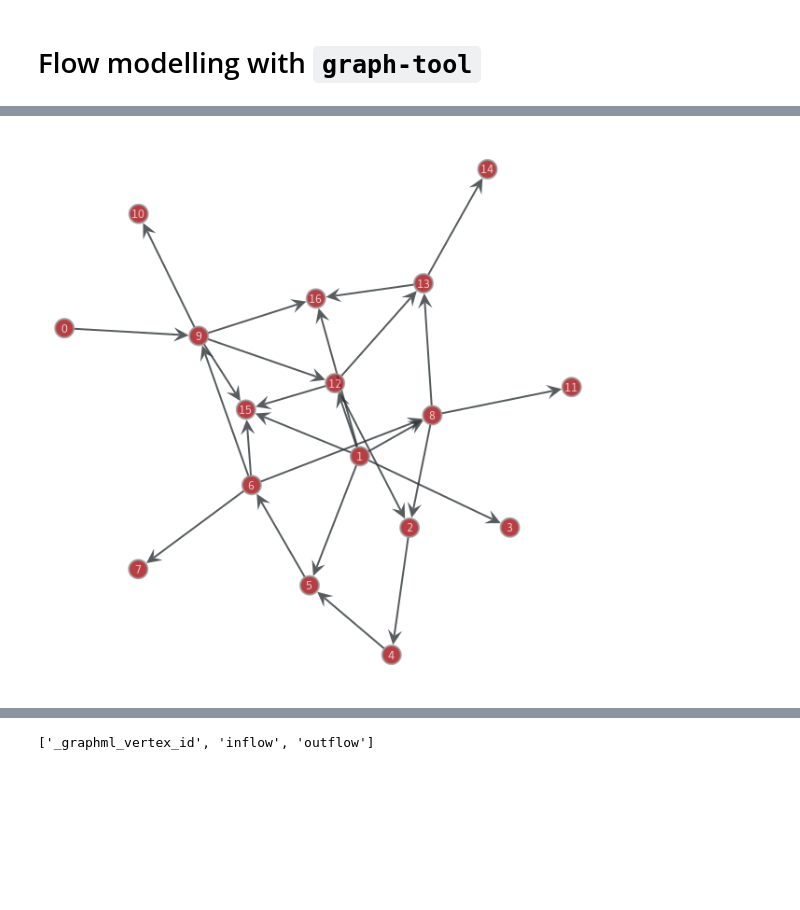
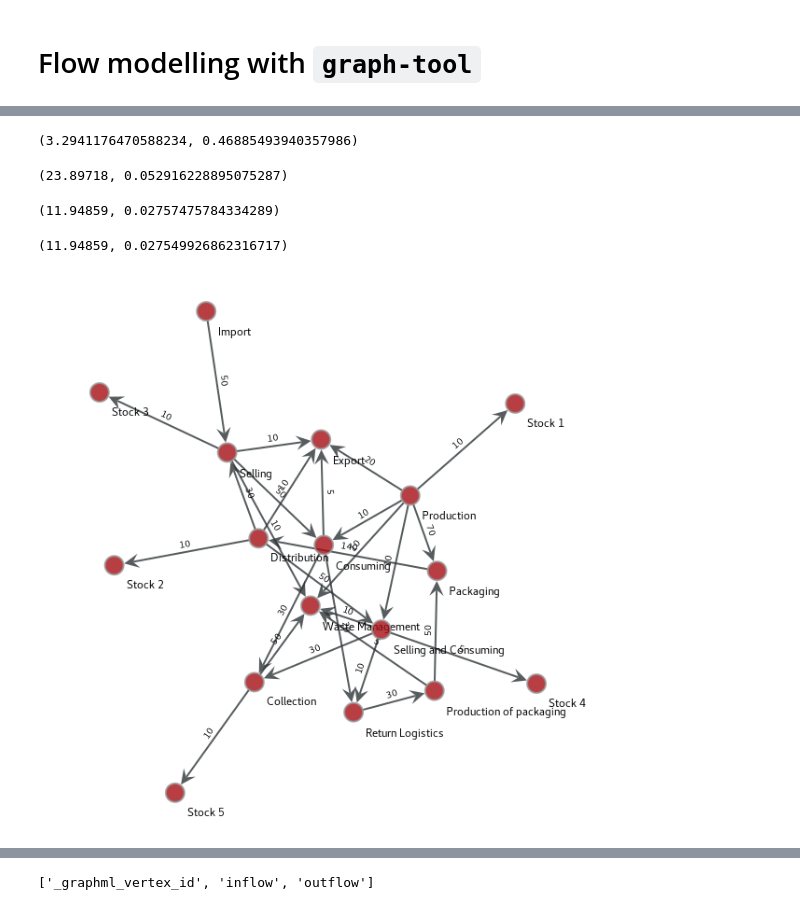
Before and after one commit to MaxBo/REPAiR-Web, a Jupyter notebook: flow_modelling/graph-tool_test.ipynb, the cells around one changed output, grey strips where cells are left out. Saved outputs shown, nothing was run; the diff lists cells and outputs as text; code cells hidden in the pictures; blank space fills up the shorter version.

```diff
--- a/flow_modelling/graph-tool_test.ipynb
+++ b/flow_modelling/graph-tool_test.ipynb
@@ -10,0 +16,7 @@ G = gt.load_graph("organic_flow.graphml")
+# %%
+#G2 = gt.load_graph("random_100k_props.gt")
+G2 = gt.load_graph("random_100k_props.graphml")
+# %%
+gt.stats.vertex_average(G, deg="total")
+# %% [output]
+(3.2941176470588234, 0.46885493940357986)
@@ -11,4 +25,19 @@ G = gt.load_graph("organic_flow.graphml")
+# %%
+gt.stats.vertex_average(G2, deg="total")
+# %% [output]
+(23.89718, 0.052916228895075287)
+# %%
+gt.stats.vertex_average(G2, deg="in")
+# %% [output]
+(11.94859, 0.02757475784334289)
+# %%
+gt.stats.vertex_average(G2, deg="out")
+# %% [output]
+(11.94859, 0.027549926862316717)
 # %%
-gt.draw.graph_draw(G, vertex_size=20, vertex_text=G.vertex_index)
+gt.draw.graph_draw(G, vertex_size=20, vertex_text=G.vp._graphml_vertex_id,
+                  vprops={"text_position":1},
+                  edge_text=G.ep.flow,
+                  eprops={"font_size":10})
 # %% [output]
-[figure, old version]
+[figure, new version]
```
Also changed, not shown: parts of 15 cells of this notebook, 3 other files.
